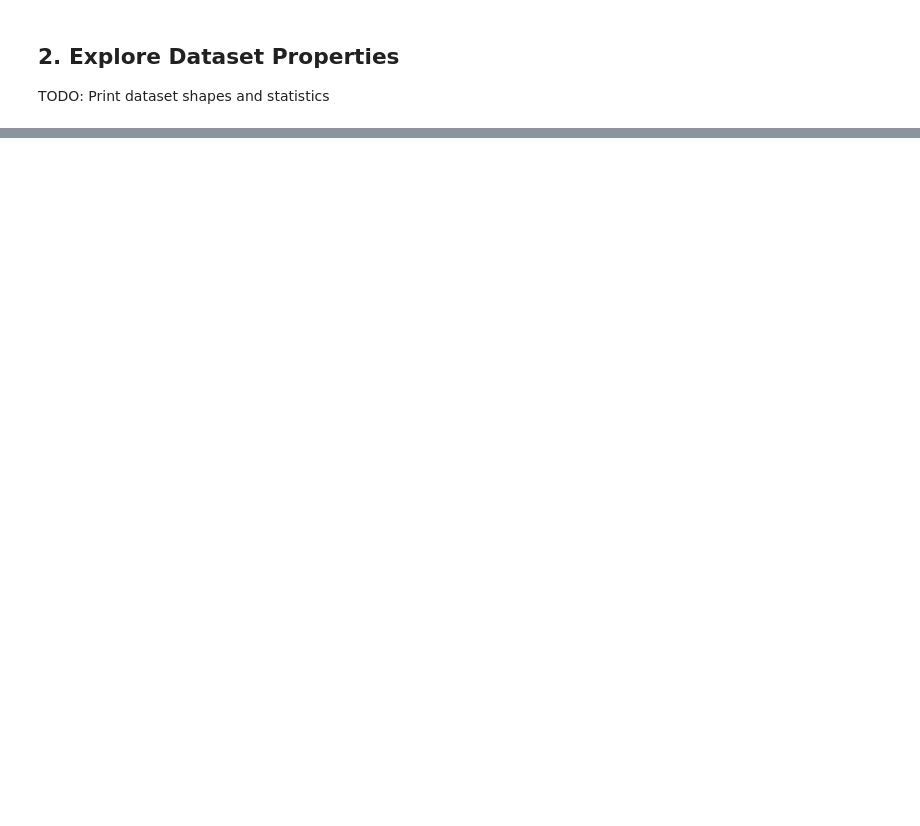
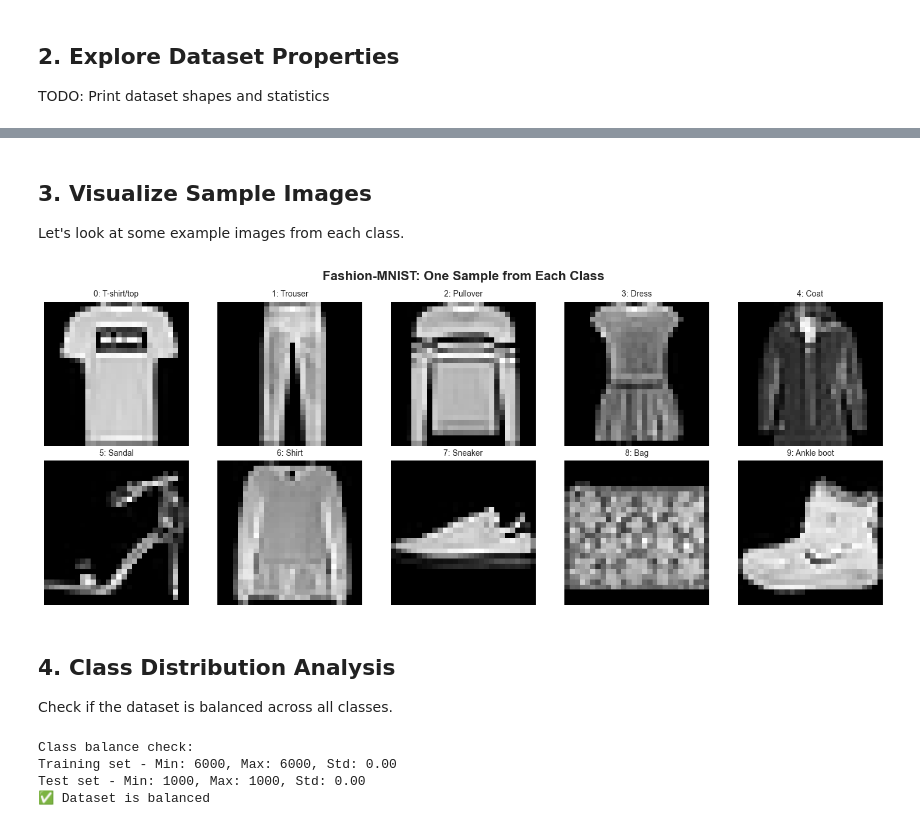
Before and after one commit to makssuppras1/DeepLearningGroup71, a Jupyter notebook: notebooks/01_data_exploration.ipynb, the cells around one changed output, grey strips where cells are left out. Saved outputs shown, nothing was run; the diff lists cells and outputs as text; code cells hidden in the pictures; blank space fills up the shorter version.

```diff
--- a/notebooks/01_data_exploration.ipynb
+++ b/notebooks/01_data_exploration.ipynb
@@ -32,0 +68,26 @@ TypeError: cannot unpack non-iterable NoneType object
+# %%
+# Download Fashion-MNIST if not already downloaded
+data_dir = '../data'
+
+try:
+    print("Downloading Fashion-MNIST (if needed)...")
+    download_fashion_mnist(data_dir)
+
+    # Load the dataset
+    print("\nLoading Fashion-MNIST...")
+    X_train_fmnist, y_train_fmnist, X_test_fmnist, y_test_fmnist = load_fashion_mnist(data_dir)
+
+except Exception as e:
+    print(f"❌ Error loading Fashion-MNIST: {e}")
+    import traceback
+    traceback.print_exc()
+    raise
+
+print(f"✅ Fashion-MNIST loaded!")
+print(f"   Training set: {X_train_fmnist.shape[0]:,} images")
+print(f"   Test set: {X_test_fmnist.shape[0]:,} images")
+print(f"   Image size: {X_train_fmnist.shape[1]}x{X_train_fmnist.shape[2]}")
+
+# Get class names
+fmnist_classes = get_class_names('fashion_mnist')
+print(f"   Classes: {fmnist_classes}")
@@ -38,0 +159,41 @@ TODO: Print dataset shapes and statistics
+# %% [markdown]
+## 3. Visualize Sample Images
+
+Let's look at some example images from each class.
+# %%
+# Visualize one image from each class
+fig, axes = plt.subplots(2, 5, figsize=(15, 6))
+fig.suptitle('Fashion-MNIST: One Sample from Each Class', fontsize=16, fontweight='bold')
+
+for i, ax in enumerate(axes.flat):
+    # Find first image of class i
+    idx = np.where(y_train_fmnist == i)[0][0]
+
+    # Display image
+    ax.imshow(X_train_fmnist[idx], cmap='gray')
+    ax.set_title(f'{i}: {fmnist_classes[i]}', fontsize=10)
+    ax.axis('off')
+
+plt.tight_layout()
+plt.show()
+# %% [output]
+[figure, added]
+# %% [markdown]
+## 4. Class Distribution Analysis
+
+Check if the dataset is balanced across all classes.
+# %%
+# Count samples per class
+train_counts = np.bincount(y_train_fmnist)
+test_counts = np.bincount(y_test_fmnist)
+
+# Print statistics
+print("Class balance check:")
+print(f"Training set - Min: {train_counts.min()}, Max: {train_counts.max()}, Std: {train_counts.std():.2f}")
+print(f"Test set - Min: {test_counts.min()}, Max: {test_counts.max()}, Std: {test_counts.std():.2f}")
+print(f"✅ Dataset is {'balanced' if train_counts.std() < 100 else 'imbalanced'}")
+# %% [output]
+Class balance check:
+Training set - Min: 6000, Max: 6000, Std: 0.00
+Test set - Min: 1000, Max: 1000, Std: 0.00
+✅ Dataset is balanced
```
Also changed, not shown: parts of 16 cells of this notebook, 3 other files.
